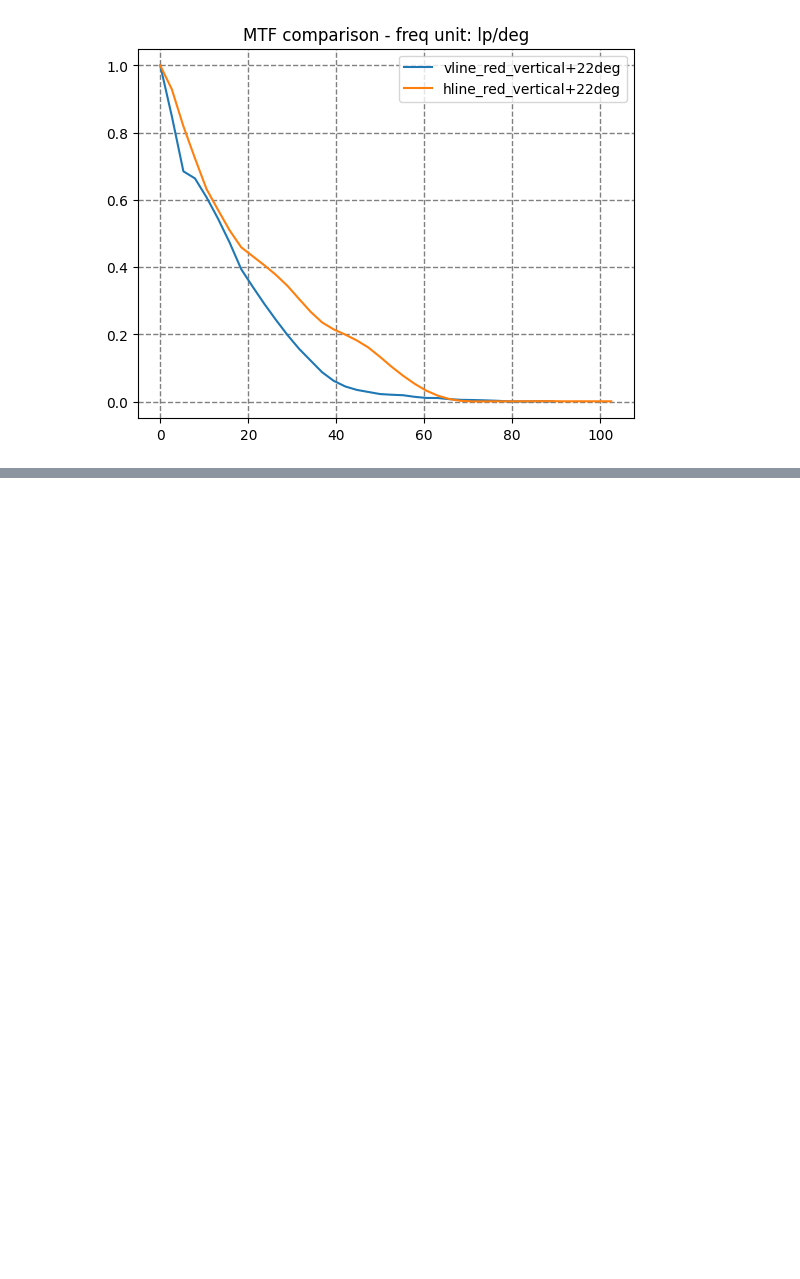
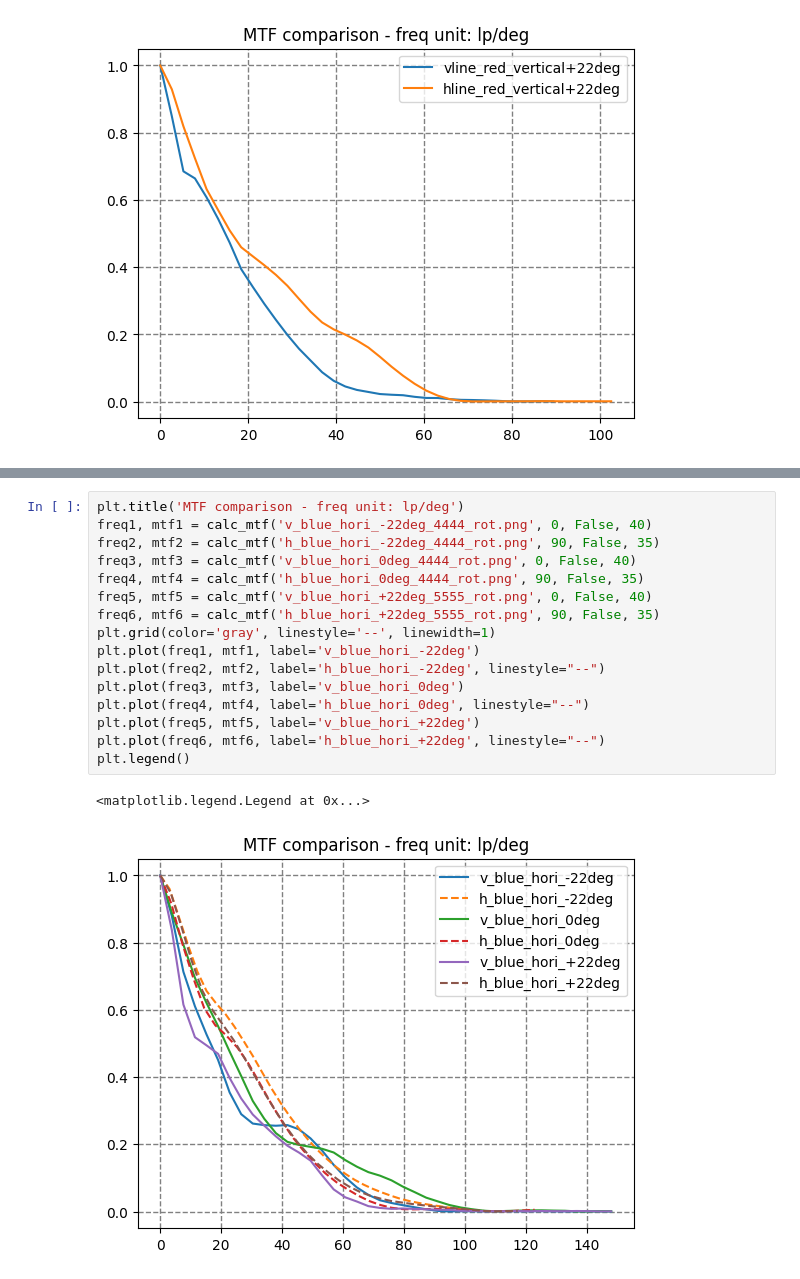
Before and after one commit to lucaswewa/mtf, a Jupyter notebook: test_mtf.ipynb, the cells around one changed output, grey strips where cells are left out. Saved outputs shown, nothing was run; the diff lists cells and outputs as text; blank space fills up the shorter version.

```diff
--- a/test_mtf.ipynb
+++ b/test_mtf.ipynb
@@ -302,0 +341,19 @@ plt.legend()
+# %%
+plt.title('MTF comparison - freq unit: lp/deg')
+freq1, mtf1 = calc_mtf('v_blue_hori_-22deg_4444_rot.png', 0, False, 40)
+freq2, mtf2 = calc_mtf('h_blue_hori_-22deg_4444_rot.png', 90, False, 35)
+freq3, mtf3 = calc_mtf('v_blue_hori_0deg_4444_rot.png', 0, False, 40)
+freq4, mtf4 = calc_mtf('h_blue_hori_0deg_4444_rot.png', 90, False, 35)
+freq5, mtf5 = calc_mtf('v_blue_hori_+22deg_5555_rot.png', 0, False, 40)
+freq6, mtf6 = calc_mtf('h_blue_hori_+22deg_5555_rot.png', 90, False, 35)
+plt.grid(color='gray', linestyle='--', linewidth=1)
+plt.plot(freq1, mtf1, label='v_blue_hori_-22deg')
+plt.plot(freq2, mtf2, label='h_blue_hori_-22deg', linestyle="--")
+plt.plot(freq3, mtf3, label='v_blue_hori_0deg')
+plt.plot(freq4, mtf4, label='h_blue_hori_0deg', linestyle="--")
+plt.plot(freq5, mtf5, label='v_blue_hori_+22deg')
+plt.plot(freq6, mtf6, label='h_blue_hori_+22deg', linestyle="--")
+plt.legend()
+# %% [output]
+<matplotlib.legend.Legend at 0x...>
+[figure, added]
```
Also changed, not shown: parts of 3 cells of this notebook, 31 other files.
